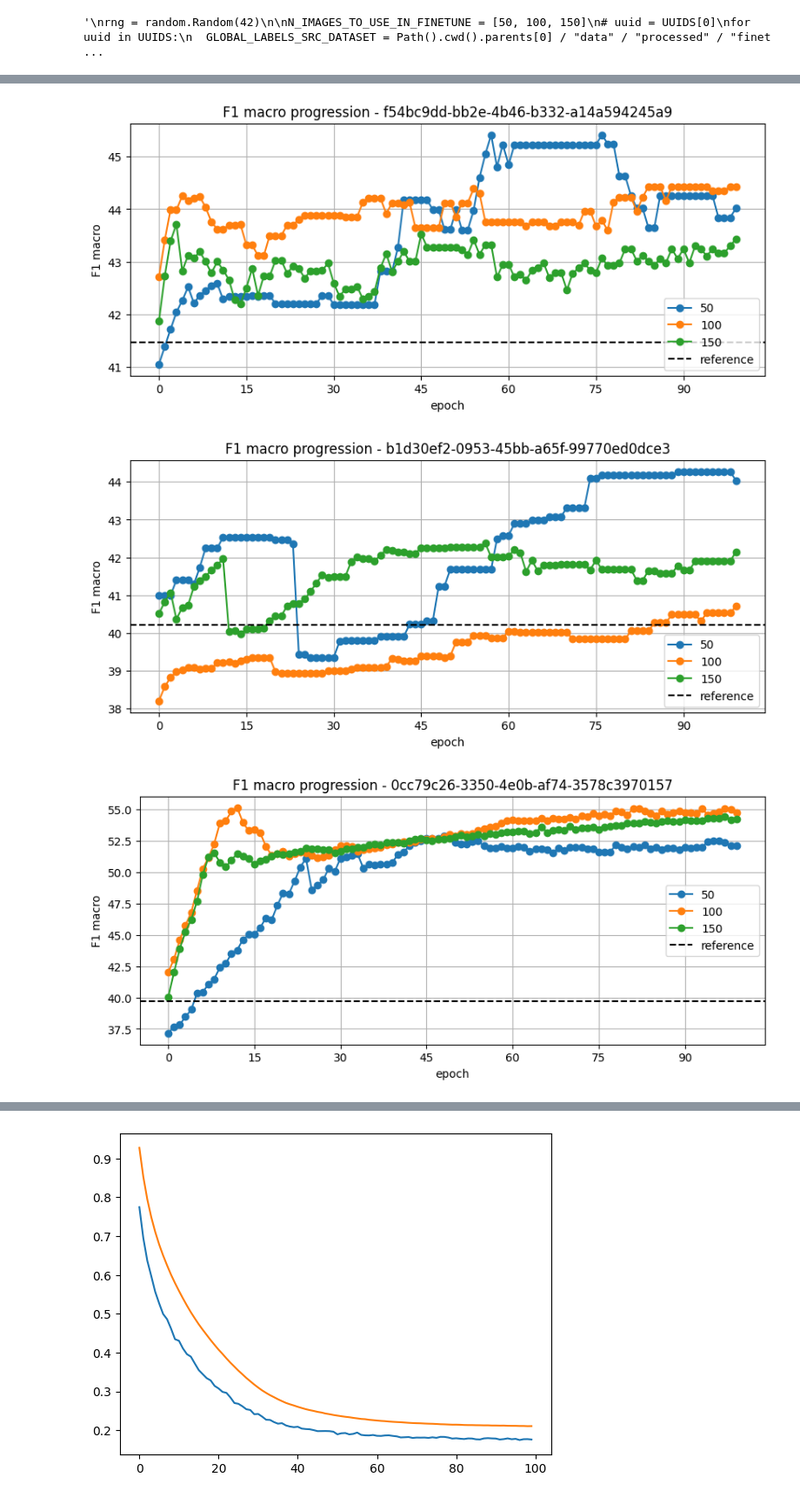
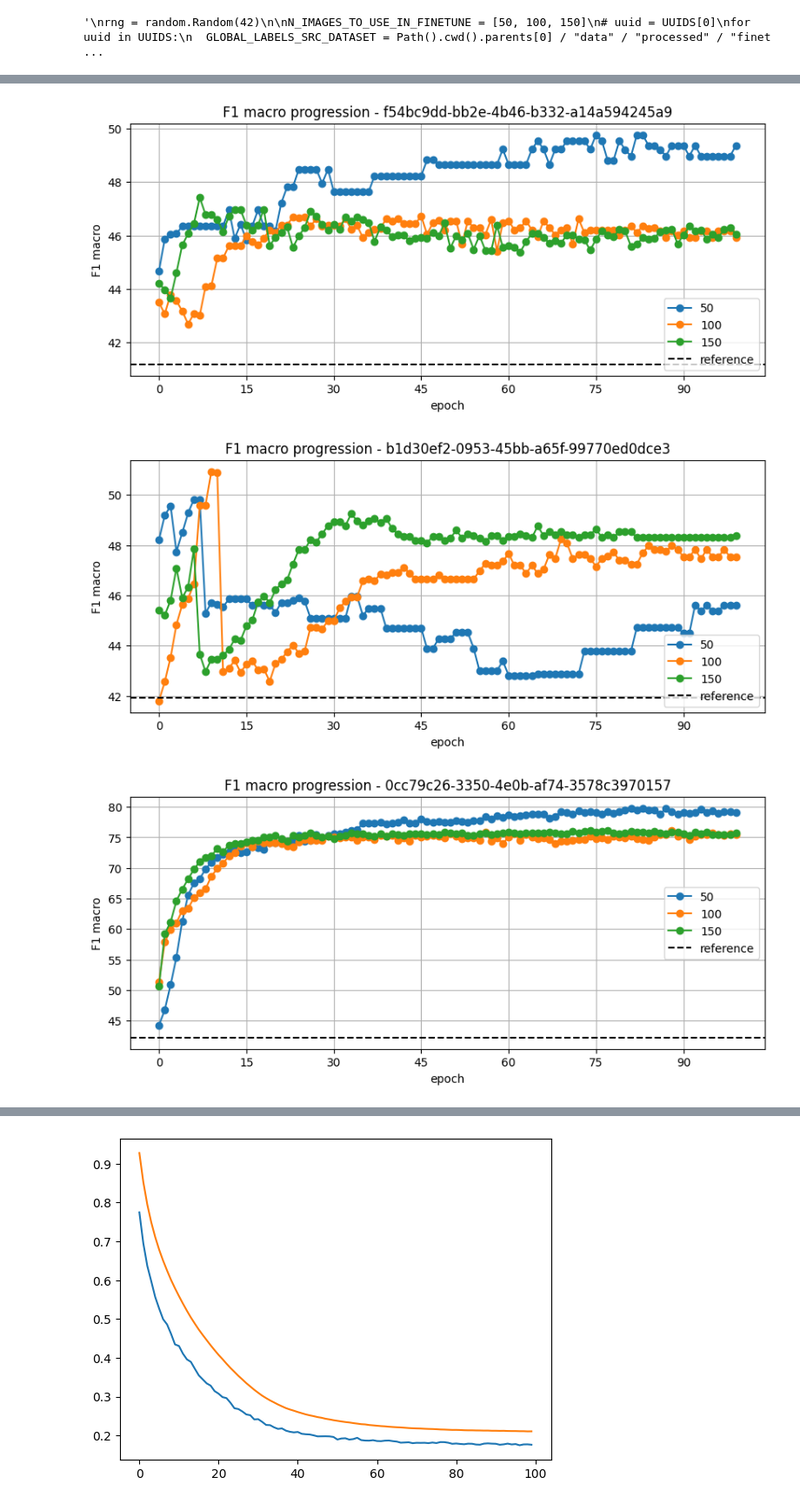
Before and after one commit to kpetrakis-eden/ml-sandbox, a Jupyter notebook: notebooks/finetuning.ipynb, the cells around one changed output, grey strips where cells are left out. Shown at 87% size. Cells and saved outputs as stored; diff of their text form; code cells hidden in the pictures.

```diff
--- a/notebooks/finetuning.ipynb
+++ b/notebooks/finetuning.ipynb
@@ -366,16 +384,20 @@ from sklearn.exceptions import UndefinedMetricWarning
 # warnings.filterwarnings("ignore", category=UndefinedMetricWarning)
 warnings.filterwarnings("ignore", module="sklearn.metrics._classification")
 os.environ["MLFLOW_ENABLE_ARTIFACTS_PROGRESS_BAR"] = "false" # for mlflow progress bar
-import re
 from collections import defaultdict
+
+LABEL_IDS = [0,1,2,3,4]
+CLASS_NAMES = ["bud", "flower", "green", "pink-purple", "blue"]
+CLASS_MAPPING = {str(id):CLASS_NAMES[id] for id in LABEL_IDS}
 
 seed_everything(123456789)
 generator = torch.Generator().manual_seed(123456789)
-device = torch.device("cuda:0")
+device = torch.device("cuda:1")
 EPOCHS = 100
 BATCH_SIZE = 128
 # ============================================================
-run_id = "7f572b99e4224dbe98221ffff3557390" # swinv2tiny
+# run_id = "7f572b99e4224dbe98221ffff3557390" # swinv2tiny
+run_id = "7626a94ac30f40bb8b88d3c7e69b9eae" # hpo.convnexttiny.weighted.aug.correct-trial-16 in merged-pinkblue runs
 client = mlflow.tracking.MlflowClient()
 run = client.get_run(run_id)
 # ============================================================
@@ -427,12 +449,14 @@ for n_images in N_IMAGES_TO_USE_IN_FINETUNE:
     # ================================================================
     model = mlflow.pytorch.load_model(f"runs:/{run_id}/best_model")
     model.to(device)
-    freeze_swinv2_backbone(model)
+    # freeze_swinv2_backbone(model)
+    freeze_backbone(model)
     trainable = sum(p.numel() for p in model.parameters() if p.requires_grad)
     total = sum(p.numel() for p in model.parameters())
     print(f"Trainable model params: {trainable} out of total: {total}")
     # ================================================================
     # print(f"Ensure reproducibility: {model.head.fc.weight.data[:1, :2]}")
+    # print(f"Ensure reproducibility: {model.classifier[2].weight.data[:1, :2]}")
     optimizer = AdamW(filter(lambda p: p.requires_grad, model.parameters()), lr=1e-4)
     trainer = Trainer(model, train_loader, dev_loader, None, loss_fn, optimizer, None, device)
 
@@ -449,5 +473,12 @@ for n_images in N_IMAGES_TO_USE_IN_FINETUNE:
       # dev_lossi.append(dev_loss)
       # dev_f1_macro.append(dev_metrics['f1_macro'])
       METRICS_DICT[uuid_dir.name][str(n_images)]['f1_macro'].append(dev_metrics['f1_macro'])
+      for k, v in (report:=dev_metrics['classification_report']).items():
+        # print(k, v)
+        # keep metrics from classification report only per classs
+        if k in [str(l) for l in LABEL_IDS]:
+          METRICS_DICT[uuid_dir.name][str(n_images)][CLASS_MAPPING[k]].append(v['f1-score'])
+
+      # print(dev_metrics['classification_report'])
 # %% [output]
 UUID = 33424749-501c-425e-bea5-3c74fb8539b4 Sample 50
@@ -496,16 +532,25 @@ from matplotlib.ticker import MaxNLocator
 
 output_dir = Path("plots")
 output_dir.mkdir(exist_ok=True)
-model_name = "swinv2tiny"
+# model_name = "swinv2tiny"
+model_name = "convnexttiny"
 
 # for swinv2tiny
-reference_f1 = {
+swinv2tiny_reference_f1 = {
   "33424749-501c-425e-bea5-3c74fb8539b4": 42.14,
   "0cc79c26-3350-4e0b-af74-3578c3970157": 39.73,
   "b1d30ef2-0953-45bb-a65f-99770ed0dce3": 40.21,
   "f54bc9dd-bb2e-4b46-b332-a14a594245a9": 41.46,
   "d83c7c85-54d9-4b6e-ab2e-3fdec827c22c": 42.20,
   "7dbfaa1b-19f1-479c-ab0a-b8081516de33": 36.08
+}
+convnexttiny_reference_f1 = {
+  "33424749-501c-425e-bea5-3c74fb8539b4": 42.34,
+  "0cc79c26-3350-4e0b-af74-3578c3970157": 42.25,
+  "b1d30ef2-0953-45bb-a65f-99770ed0dce3": 41.92,
+  "f54bc9dd-bb2e-4b46-b332-a14a594245a9": 41.19,
+  "d83c7c85-54d9-4b6e-ab2e-3fdec827c22c": 43.20,
+  "7dbfaa1b-19f1-479c-ab0a-b8081516de33": 34.13
 }
 for uuid, splits in METRICS_DICT.items():
   plt.figure(figsize=(10, 4))
@@ -516,8 +561,10 @@ for uuid, splits in METRICS_DICT.items():
     plt.plot(steps, values, marker='o', label=f"{split}")
 
   # reference line
-  if uuid in reference_f1:
-    ref = reference_f1[uuid]
+  # if uuid in swinv2tiny_reference_f1:
+  #   ref = swinv2tiny_reference_f1[uuid]
+  if uuid in convnexttiny_reference_f1:
+    ref = convnexttiny_reference_f1[uuid]
     plt.axhline(ref, linestyle='--', color='black', label='reference')
 
   plt.title(f"F1 macro progression - {uuid}")
@@ -540,3 +587,3 @@ for uuid, splits in METRICS_DICT.items():
-[figure, old version]
+[figure, new version]
-[figure, old version]
+[figure, new version]
-[figure, old version]
+[figure, new version]
```
Also changed, not shown: parts of 12 cells of this notebook, 2 other files.
